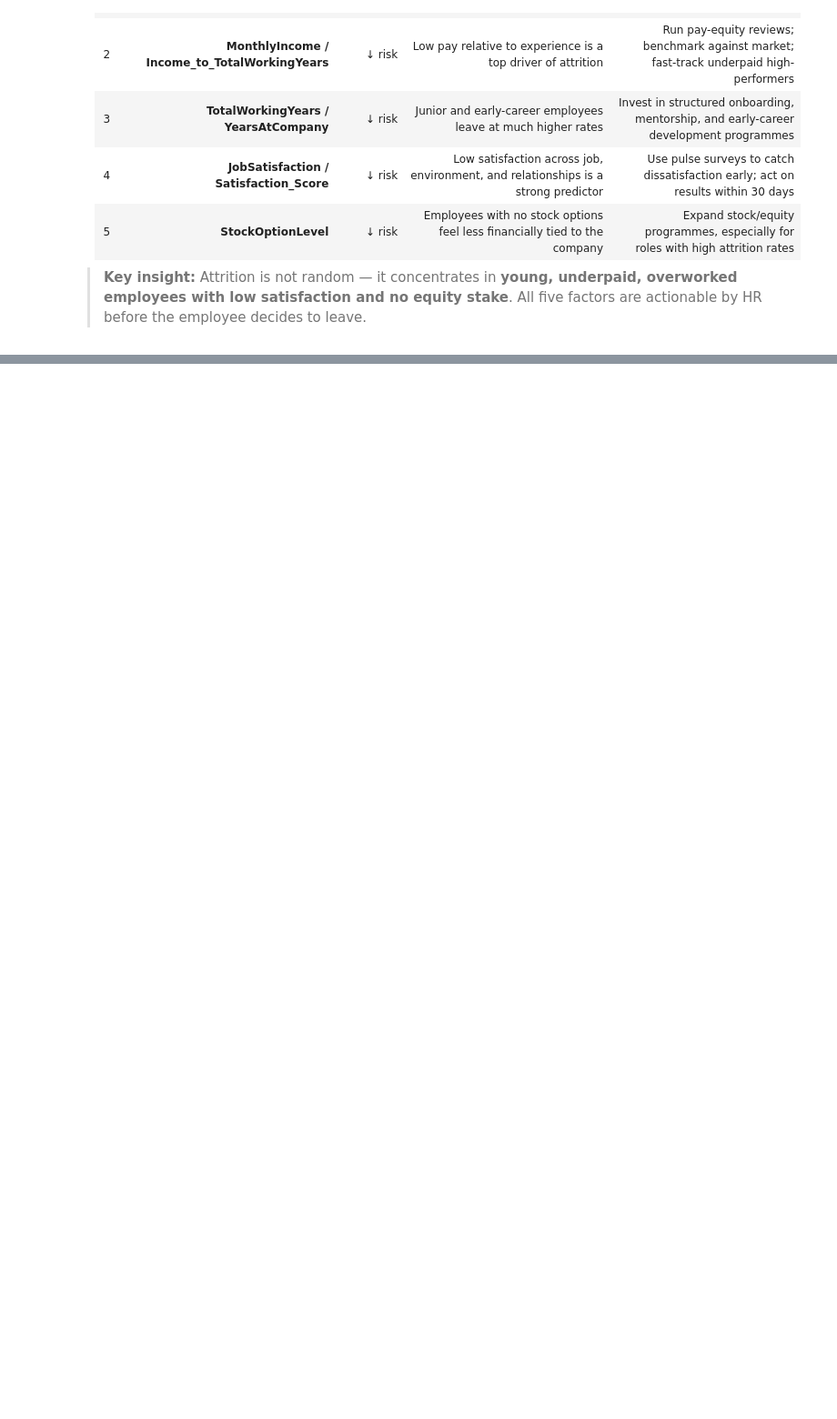
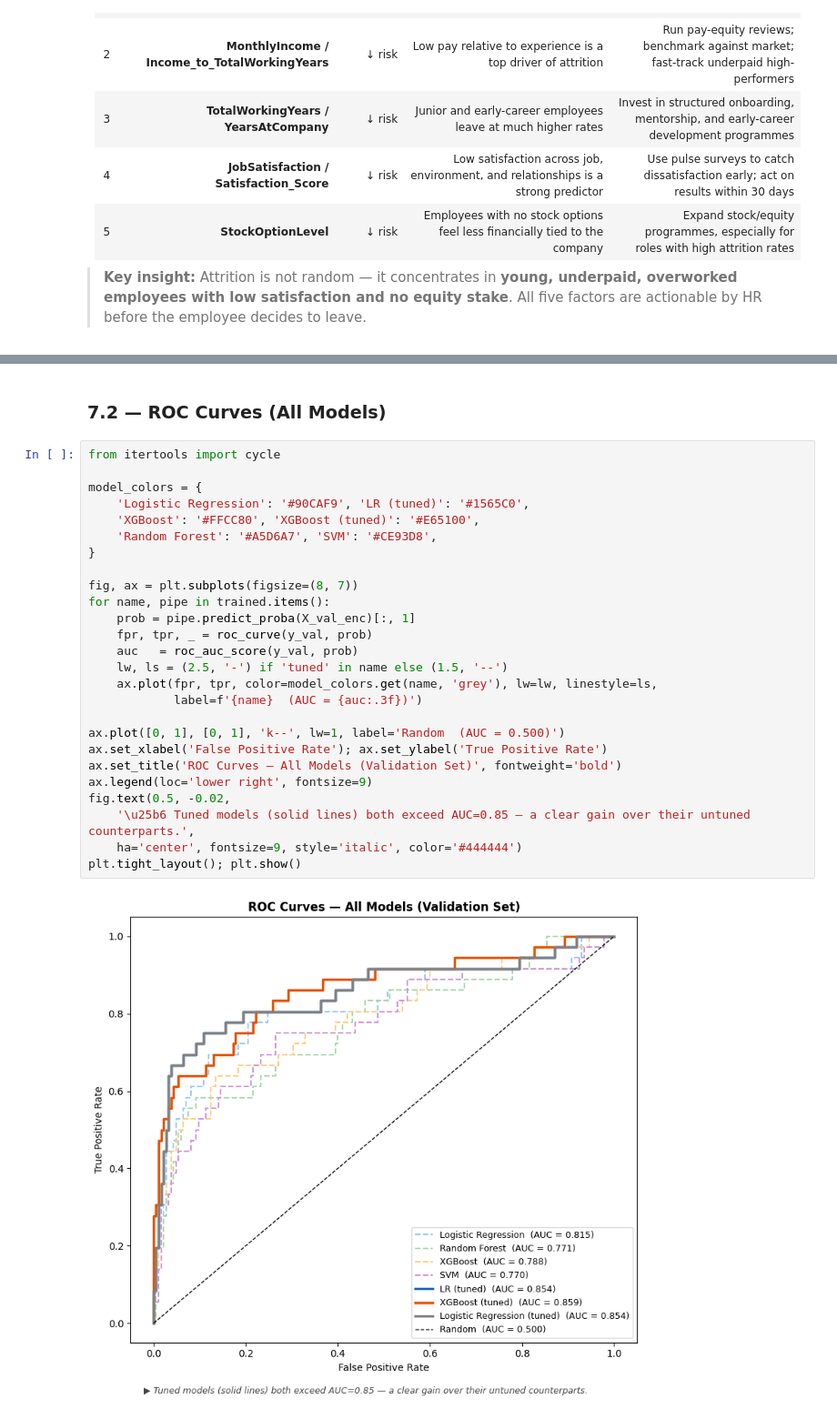
Before and after one commit to rimonshy/Employee-Churn-Prediction-System, a Jupyter notebook: notebook.ipynb, the cells around one changed output, grey strips where cells are left out. Shown at 91% size. Cells and saved outputs as stored; diff of their text form; blank space fills up the shorter version.

```diff
--- a/notebook.ipynb
+++ b/notebook.ipynb
@@ -1433,0 +1469,30 @@ All three methods (SHAP, permutation importance, point-biserial) consistently hi
+# %% [markdown]
+### 7.2 — ROC Curves (All Models)
+# %%
+from itertools import cycle
+
+model_colors = {
+    'Logistic Regression': '#90CAF9', 'LR (tuned)': '#1565C0',
+    'XGBoost': '#FFCC80', 'XGBoost (tuned)': '#E65100',
+    'Random Forest': '#A5D6A7', 'SVM': '#CE93D8',
+}
+
+fig, ax = plt.subplots(figsize=(8, 7))
+for name, pipe in trained.items():
+    prob = pipe.predict_proba(X_val_enc)[:, 1]
+    fpr, tpr, _ = roc_curve(y_val, prob)
+    auc   = roc_auc_score(y_val, prob)
+    lw, ls = (2.5, '-') if 'tuned' in name else (1.5, '--')
+    ax.plot(fpr, tpr, color=model_colors.get(name, 'grey'), lw=lw, linestyle=ls,
+            label=f'{name}  (AUC = {auc:.3f})')
+
+ax.plot([0, 1], [0, 1], 'k--', lw=1, label='Random  (AUC = 0.500)')
+ax.set_xlabel('False Positive Rate'); ax.set_ylabel('True Positive Rate')
+ax.set_title('ROC Curves — All Models (Validation Set)', fontweight='bold')
+ax.legend(loc='lower right', fontsize=9)
+fig.text(0.5, -0.02,
+    '\u25b6 Tuned models (solid lines) both exceed AUC=0.85 — a clear gain over their untuned counterparts.',
+    ha='center', fontsize=9, style='italic', color='#444444')
+plt.tight_layout(); plt.show()
+# %% [output]
+[figure, added]
```
Also changed, not shown: parts of 14 cells of this notebook.
